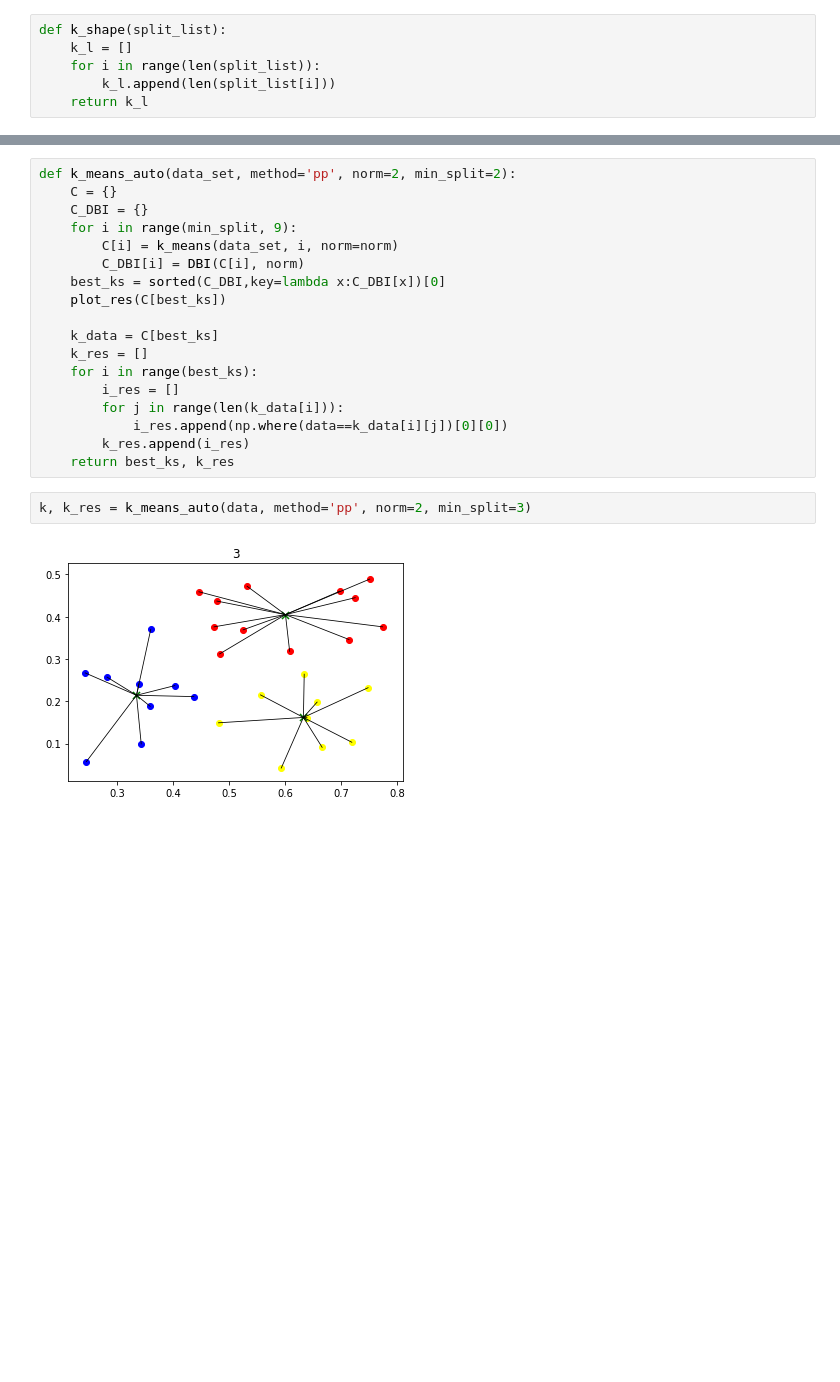
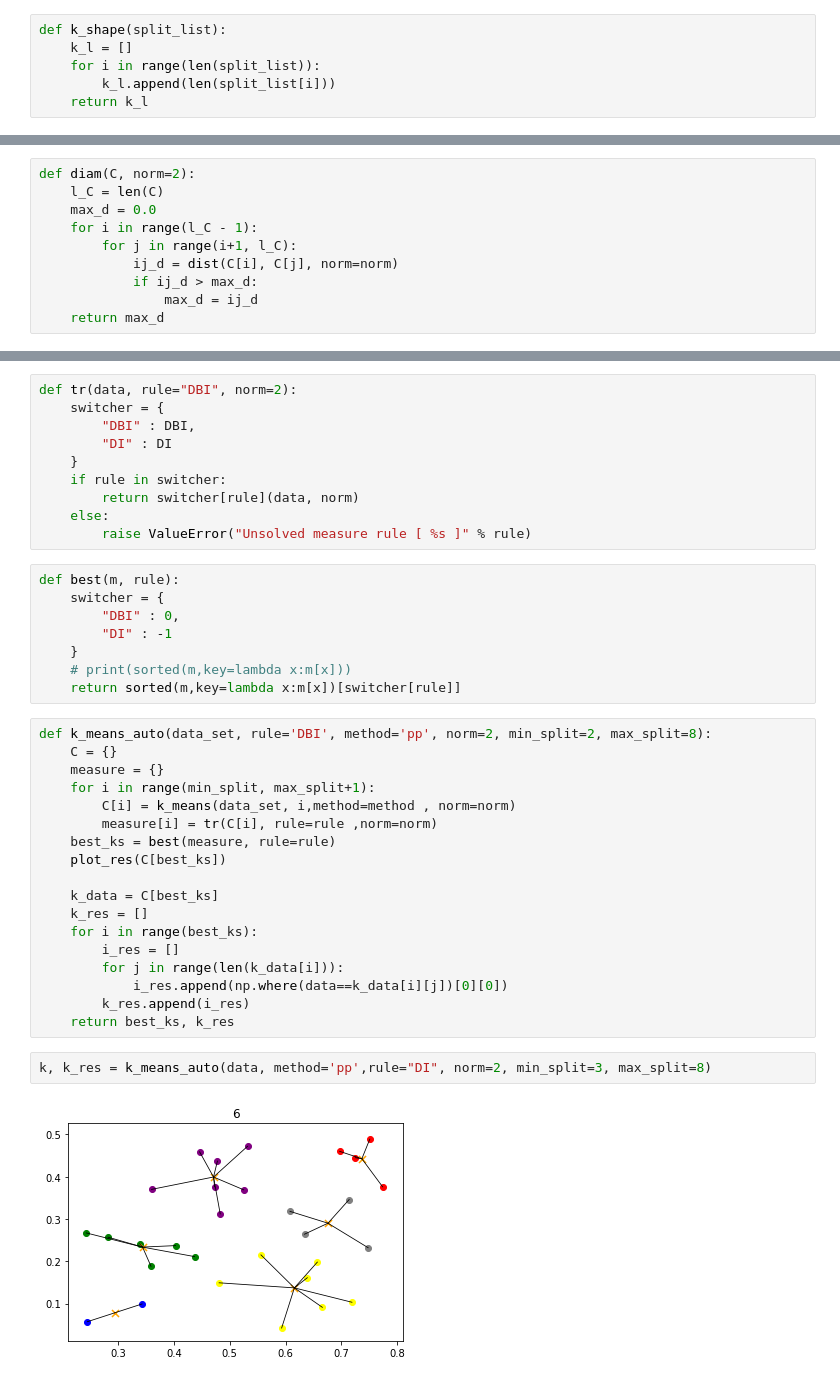
Before and after one commit to Yangjiaxi/ml, a Jupyter notebook: kMeans++/k_means++.ipynb, the cells around one changed output, grey strips where cells are left out. Saved outputs shown, nothing was run; the diff lists cells and outputs as text; blank space fills up the shorter version.

Commit message:
<MOD> add measure rule [Dunn Index] to cluseter alg

```diff
--- a/kMeans++/k_means++.ipynb
+++ b/kMeans++/k_means++.ipynb
@@ -120,2 +131,12 @@ def avg(C, norm=2):
+# %%
+def diam(C, norm=2):
+    l_C = len(C)
+    max_d = 0.0
+    for i in range(l_C - 1):
+        for j in range(i+1, l_C):
+            ij_d = dist(C[i], C[j], norm=norm)
+            if ij_d > max_d:
+                max_d = ij_d
+    return max_d
 # %%
 def DBI(C, norm=2):
@@ -137,11 +181,29 @@ def DBI(C, norm=2):
+# %%
+def tr(data, rule="DBI", norm=2):
+    switcher = {
+        "DBI" : DBI,
+        "DI" : DI
+    }
+    if rule in switcher:
+        return switcher[rule](data, norm)
+    else:
+        raise ValueError("Unsolved measure rule [ %s ]" % rule)
+# %%
+def best(m, rule):
+    switcher = {
+        "DBI" : 0,
+        "DI" : -1
+    }
+    # print(sorted(m,key=lambda x:m[x]))
+    return sorted(m,key=lambda x:m[x])[switcher[rule]]
 # %%
-def k_means_auto(data_set, method='pp', norm=2, min_split=2):
+def k_means_auto(data_set, rule='DBI', method='pp', norm=2, min_split=2, max_split=8):
     C = {}
-    C_DBI = {}
-    for i in range(min_split, 9):
-        C[i] = k_means(data_set, i, norm=norm)
-        C_DBI[i] = DBI(C[i], norm)
-    best_ks = sorted(C_DBI,key=lambda x:C_DBI[x])[0]
+    measure = {}
+    for i in range(min_split, max_split+1):
+        C[i] = k_means(data_set, i,method=method , norm=norm)
+        measure[i] = tr(C[i], rule=rule ,norm=norm)
+    best_ks = best(measure, rule=rule)
     plot_res(C[best_ks])
 
     k_data = C[best_ks]
@@ -153,6 +215,6 @@ def k_means_auto(data_set, method='pp', norm=2, min_split=2):
         k_res.append(i_res)
     return best_ks, k_res
 # %%
-k, k_res = k_means_auto(data, method='pp', norm=2, min_split=3)
+k, k_res = k_means_auto(data, method='pp',rule="DI", norm=2, min_split=3, max_split=8)
 # %% [output]
-[figure, old version]
+[figure, new version]
```
Also changed, not shown: parts of 5 cells of this notebook, 1 other file.
